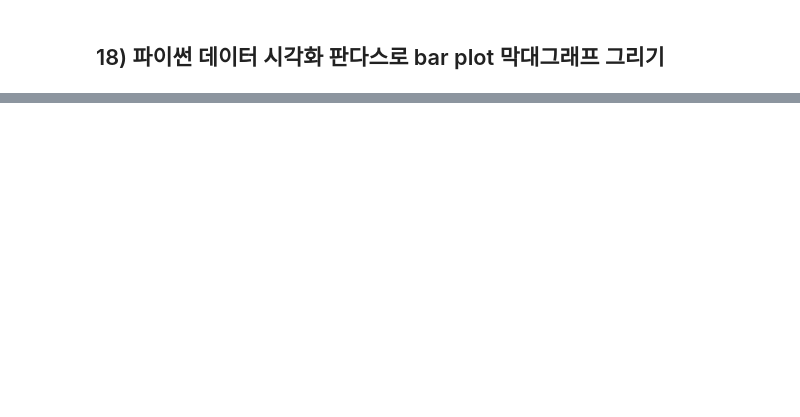
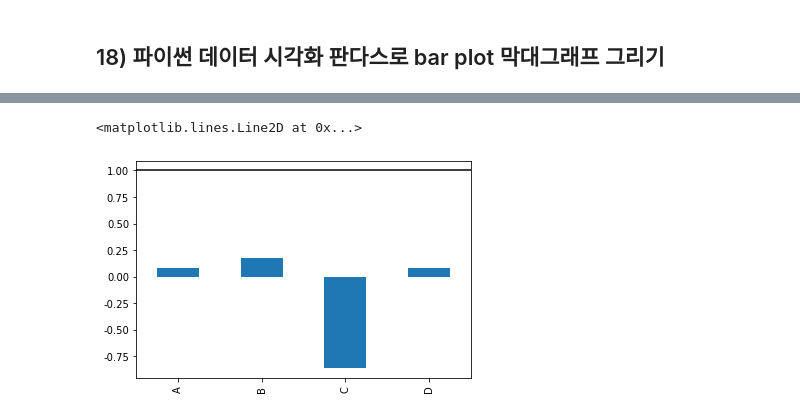
Before and after one commit to anew0m/AStudy_Pandas-basic, a Jupyter notebook: study/11_데이터_시각화_Plotting_기능_활용하기.ipynb, the cells around one changed output, grey strips where cells are left out. Cells and saved outputs as stored; diff of their text form; code cells hidden in the pictures; blank space fills up the shorter version.

```diff
--- a/study/11_데이터_시각화_Plotting_기능_활용하기.ipynb
+++ b/study/11_데이터_시각화_Plotting_기능_활용하기.ipynb
@@ -136,0 +202,6 @@ df3.plot(x = 'A', y = 'B')
+# %%
+df.iloc[5].plot.bar()
+plt.axhline(1, color = 'k')
+# %% [output]
+<matplotlib.lines.Line2D at 0x...>
+[figure, added]
```
Also changed, not shown: parts of 41 cells of this notebook.
